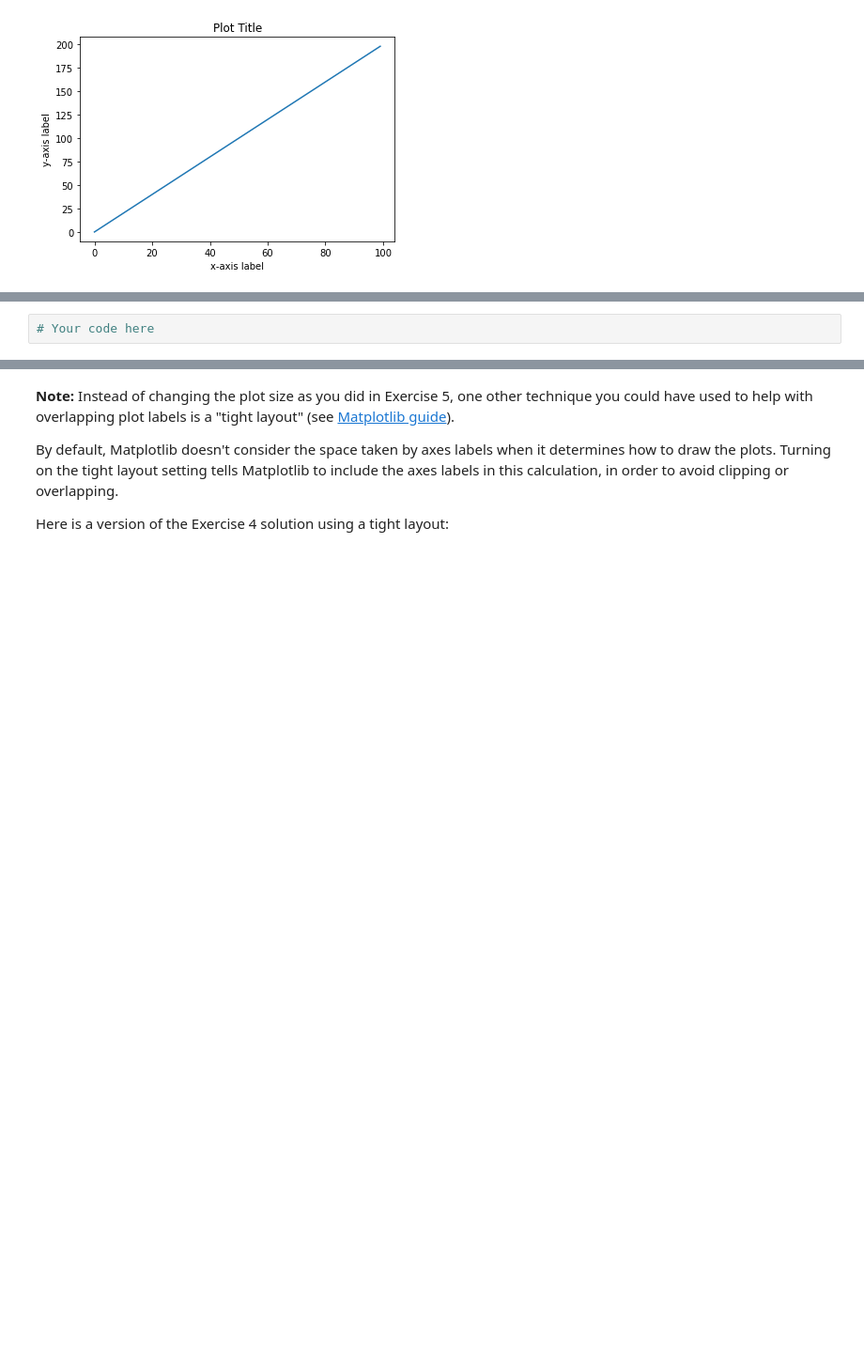
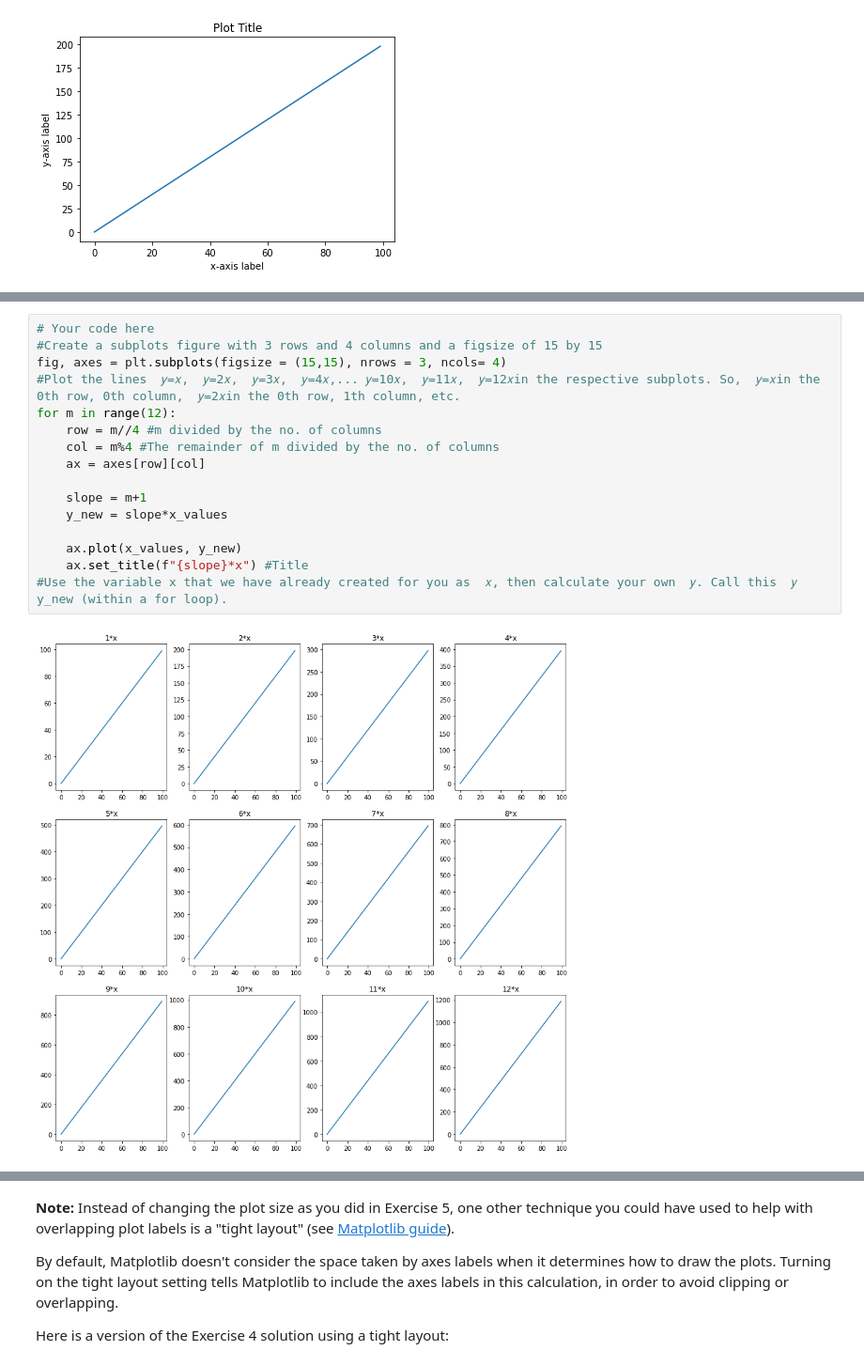
Before and after one commit to LemayianResiato/dsc-more-practice-with-matplotlib-lab, a Jupyter notebook: index.ipynb, the cells around one changed output, grey strips where cells are left out. Shown: that part at 94% size. Saved outputs shown, nothing was run; the diff lists cells and outputs as text; blank space fills up the shorter version.

```diff
--- a/index.ipynb
+++ b/index.ipynb
@@ -99,8 +99,24 @@ Perform following actions:
 The graph you create should look like this:
 
 ![subplots showing 1x through 12x](https://curriculum-content.s3.amazonaws.com/data-science/images/subplots_1x_12x.png)
-# %%
-# Your code here
+# %%
+# Your code here
+#Create a subplots figure with 3 rows and 4 columns and a figsize of 15 by 15
+fig, axes = plt.subplots(figsize = (15,15), nrows = 3, ncols= 4)
+#Plot the lines  𝑦=𝑥,  𝑦=2𝑥,  𝑦=3𝑥,  𝑦=4𝑥,... 𝑦=10𝑥,  𝑦=11𝑥,  𝑦=12𝑥in the respective subplots. So,  𝑦=𝑥in the 0th row, 0th column,  𝑦=2𝑥in the 0th row, 1th column, etc.
+for m in range(12):
+    row = m//4 #m divided by the no. of columns
+    col = m%4 #The remainder of m divided by the no. of columns
+    ax = axes[row][col]
+
+    slope = m+1
+    y_new = slope*x_values
+
+    ax.plot(x_values, y_new)
+    ax.set_title(f"{slope}*x") #Title
+#Use the variable x that we have already created for you as  𝑥, then calculate your own  𝑦. Call this  𝑦 y_new (within a for loop).
+# %% [output]
+[figure, added]
 # %% [markdown]
 ## Exercise 3
 
```
Also changed, not shown: parts of 7 cells of this notebook.
